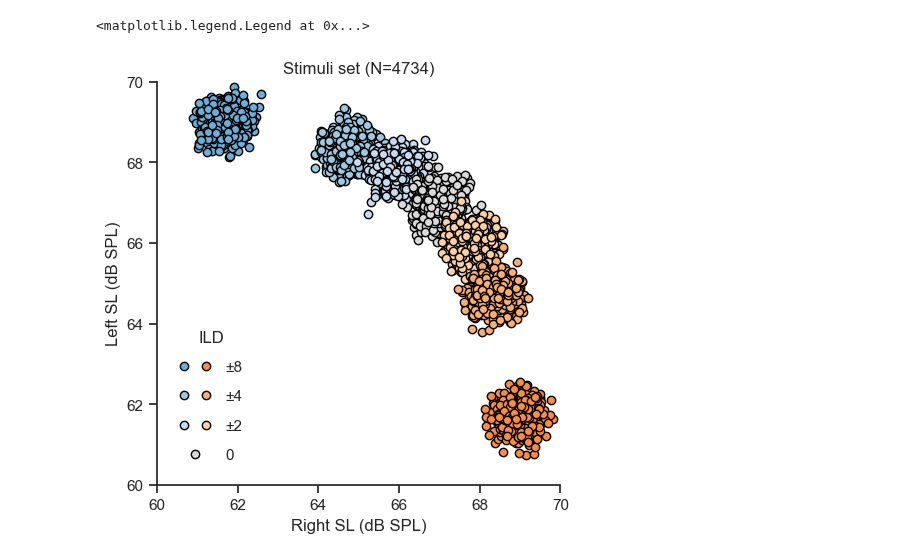
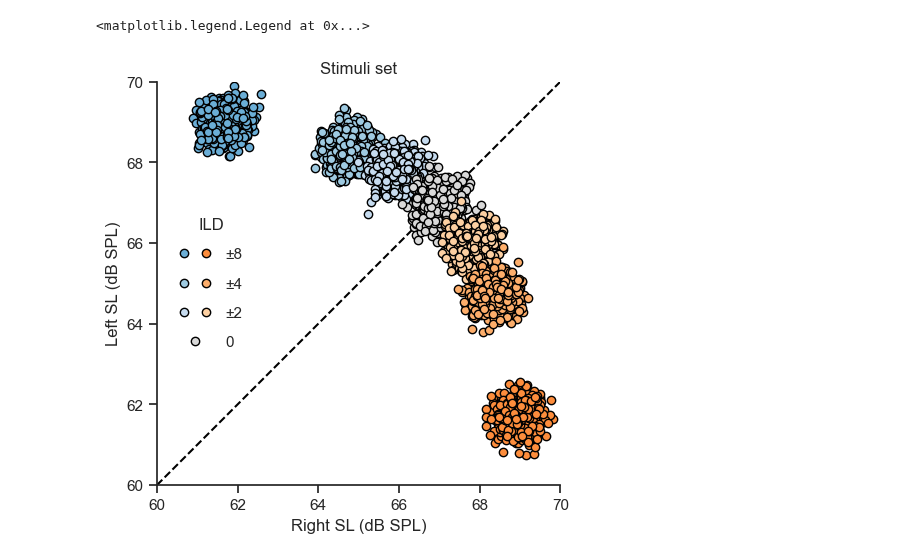
Before and after one commit to 3leni0n/PycharmProjects, a Jupyter notebook: create_sounds/notebook.ipynb, the cells around one changed output. Drawn from its saved outputs; the diff is of its cells as text; code cells hidden in the pictures.

```diff
--- a/create_sounds/notebook.ipynb
+++ b/create_sounds/notebook.ipynb
@@ -52,6 +54,9 @@ colors = {
 # Plot each group (based on absolute ILD)
 plt.figure(constrained_layout=True)
 plt.axis('square')
+
+# Plot equity line
+plt.plot(np.arange(ER_mean_min, ER_mean_max + 1), np.arange(ER_mean_min, ER_mean_max + 1), color='k', linestyle='--', zorder=0)
 
 # for abs_ild in unique_abs_ilds:
 for ild in unique_ilds:
@@ -62,14 +67,13 @@ plt.xlim(EL_mean_min, EL_mean_max)
 plt.ylim(ER_mean_min, ER_mean_max)
 # plt.xlim(0, EL_mean_max)  # To show max right ILDs (+70)
 # plt.ylim(0, ER_mean_max)  # # To show max left ILDs (-70)
-plt.title(f'Stimuli set (N={len(df)})')
+plt.title(f'Stimuli set')
 plt.xlabel('Right SL (dB SPL)')
 plt.ylabel('Left SL (dB SPL)')
 # plt.legend(loc='lower left', title='ILD', frameon=False)
 plt.grid(False)
 # plt.tight_layout()
 sns.despine()
-
 
 
 # Custom legend
@@ -90,35 +94,32 @@ legend_handles = [
     ),
     (
         Line2D([0], [0], marker='o', color='w', markerfacecolor=colors[-2], markeredgecolor='k'),
         Line2D([0], [0], marker='o', color='w', markerfacecolor=colors[2], markeredgecolor='k')
     ),
 ]
 
 # Add single handle for 0 (gray dot)
 zero_handle = Line2D([0], [0], marker='o', color='w', markerfacecolor=colors[0], markeredgecolor='k')
 
 # Add zero handle at the end of handles list
 legend_handles.append(zero_handle)
 
 # Labels
 labels = [
     # '±70',
-    '±8',
-    '±4',
-    '±2',
-    '0']
+    '±8', '±4', '±2', '0']
 
 plt.legend(
     handles=legend_handles,
     labels=labels,
     handler_map={tuple: HandlerTuple(ndivide=None)},
     title='ILD',
     ncol=1,
     handletextpad=1,
     borderpad=1,
     labelspacing=1,
     frameon=False,
 )
 # %% [output]
 <matplotlib.legend.Legend at 0x...>
-[figure, old version]
+[figure, new version]
```
Also changed, not shown: parts of 1 cell of this notebook, 26 other files.
